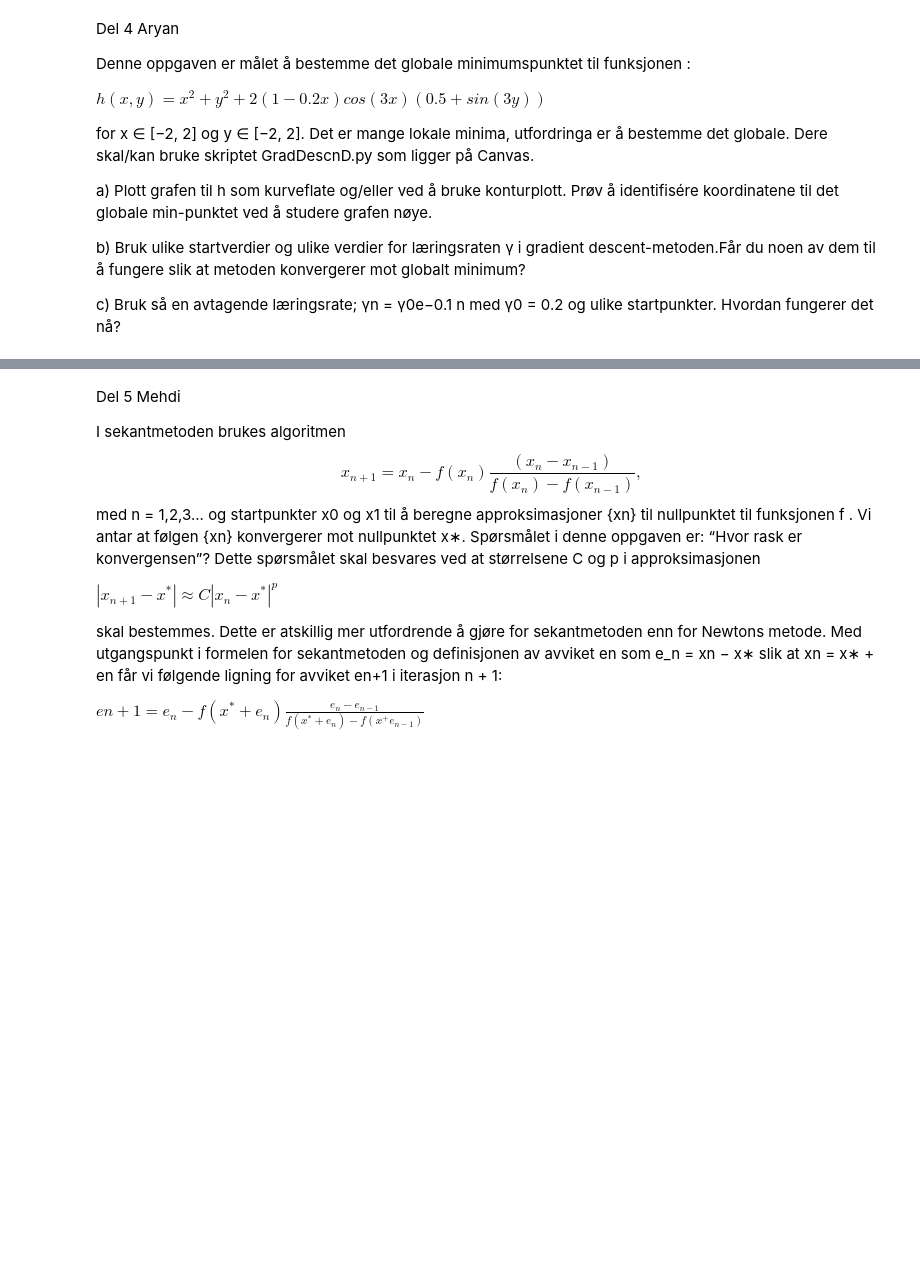
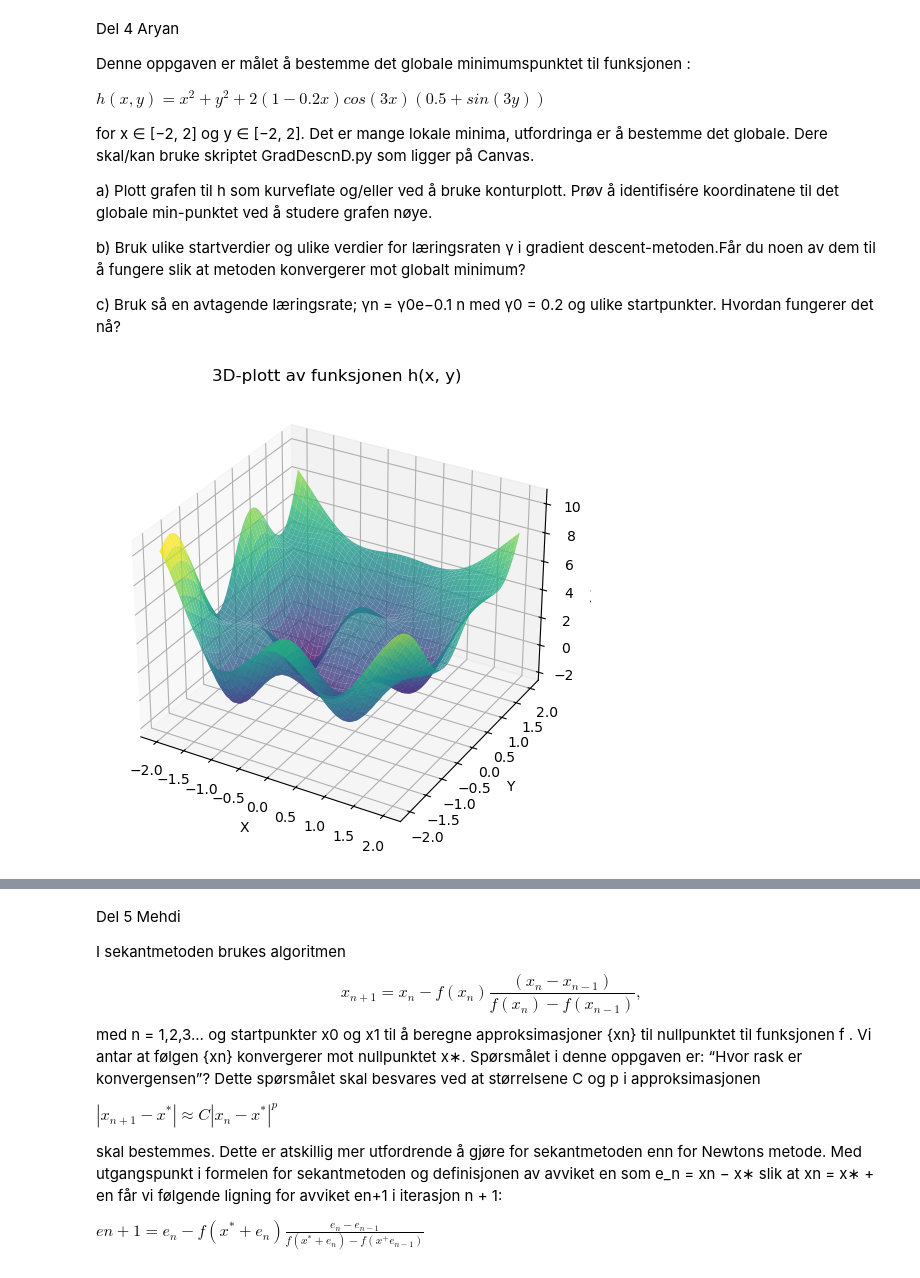
Before and after one commit to MentallyChallenged/Line-r-Reg-oblig-1, a Jupyter notebook: Mam.ipynb, the cells around one changed output, grey strips where cells are left out. Drawn from its saved outputs; the diff is of its cells as text; code cells hidden in the pictures; blank space fills up the shorter version.

```diff
--- a/Mam.ipynb
+++ b/Mam.ipynb
@@ -350,3 +350,101 @@ b) Bruk ulike startverdier og ulike verdier for læringsraten γ i gradient desc
 
 c) Bruk så en avtagende læringsrate; γn = γ0e−0.1 n med γ0 = 0.2 og ulike startpunkter.
 Hvordan fungerer det nå?
+# %%
+import numpy as np
+import matplotlib.pyplot as plt
+from mpl_toolkits.mplot3d import Axes3D
+
+
+def h(x, y):
+    return x**2 + y**2 + 2*(1 - 0.2*x) * np.cos(3*x) * (0.5 + np.sin(3*y))
+
+
+def grad_h(x, y):
+    dh_dx = 2*x - 0.4*np.cos(3*x)*(0.5 + np.sin(3*y)) - 6*(1 - 0.2*x)*np.sin(3*x)*(0.5 + np.sin(3*y))
+    dh_dy = 2*y + 6*(1 - 0.2*x)*np.cos(3*x)*np.cos(3*y)
+    return np.array([dh_dx, dh_dy])
+
+
+def gradient_descent(start, learning_rate, num_iterations=100):
+    x, y = start
+    path = [(x, y)]
+    for _ in range(num_iterations):
+        grad = grad_h(x, y)
+        x -= learning_rate * grad[0]
+        y -= learning_rate * grad[1]
+        path.append((x, y))
+    return np.array(path)
+
+
+def gradient_descent_decay(start, gamma_0, num_iterations=100):
+    x, y = start
+    path = [(x, y)]
+    for n in range(num_iterations):
+        gamma_n = gamma_0 * np.exp(-0.1 * n)
+        grad = grad_h(x, y)
+        x -= gamma_n * grad[0]
+        y -= gamma_n * grad[1]
+        path.append((x, y))
+    return np.array(path)
+
+
+x = np.linspace(-2, 2, 100)
+y = np.linspace(-2, 2, 100)
+X, Y = np.meshgrid(x, y)
+Z = h(X, Y)
+
+
+fig = plt.figure(figsize=(10, 6))
+ax = fig.add_subplot(111, projection='3d')
+ax.plot_surface(X, Y, Z, cmap='viridis', alpha=0.8)
+ax.set_xlabel('X')
+ax.set_ylabel('Y')
+ax.set_zlabel('h(x, y)')
+ax.set_title('3D-plott av funksjonen h(x, y)')
+plt.show()
+
+
+fig, ax = plt.subplots(figsize=(8, 6))
+contour = ax.contourf(X, Y, Z, levels=50, cmap='viridis')
+plt.colorbar(contour)
+ax.set_xlabel('X')
+ax.set_ylabel('Y')
+ax.set_title('Konturplott av h(x, y)')
+plt.show()
+
+# Test gradient descent med fast læringsrate
+start_points = [(-1.5, 1.5), (1.5, -1.5), (0, 0), (-1, -1)]
+learning_rates = [0.01, 0.1, 0.2]
+
+fig, ax = plt.subplots(figsize=(8, 6))
+contour = ax.contourf(X, Y, Z, levels=50, cmap='viridis')
+plt.colorbar(contour)
+ax.set_xlabel('X')
+ax.set_ylabel('Y')
+ax.set_title('Gradient descent med ulike startpunkter')
+
+for start in start_points:
+    for lr in learning_rates:
+        path = gradient_descent(start, lr)
+        ax.plot(path[:, 0], path[:, 1], marker='o', markersize=2, label=f'Start {start}, lr={lr}')
+
+ax.legend()
+plt.show()
+
+
+fig, ax = plt.subplots(figsize=(8, 6))
+contour = ax.contourf(X, Y, Z, levels=50, cmap='viridis')
+plt.colorbar(contour)
+ax.set_xlabel('X')
+ax.set_ylabel('Y')
+ax.set_title('Gradient descent med avtagende læringsrate')
+
+for start in start_points:
+    path = gradient_descent_decay(start, gamma_0=0.2)
+    ax.plot(path[:, 0], path[:, 1], marker='o', markersize=2, label=f'Start {start}')
+
+ax.legend()
+plt.show()
+# %% [output]
+[figure, added]
```
Also changed, not shown: parts of 5 cells of this notebook.
